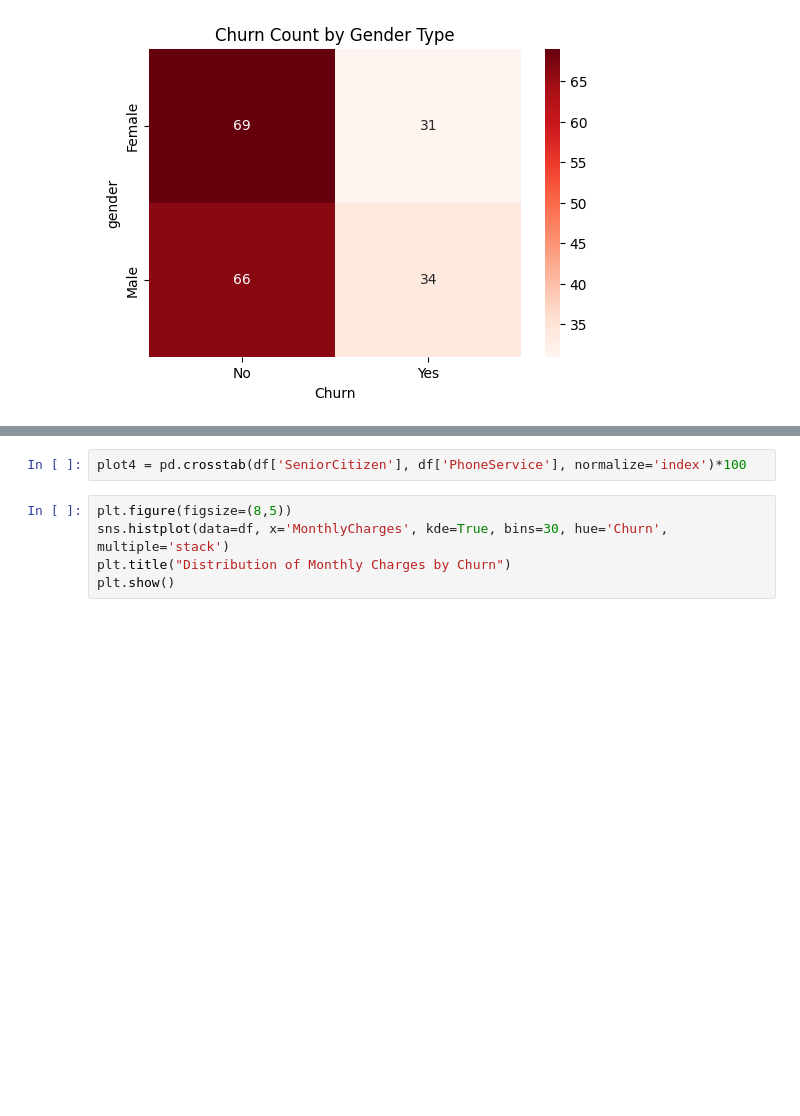
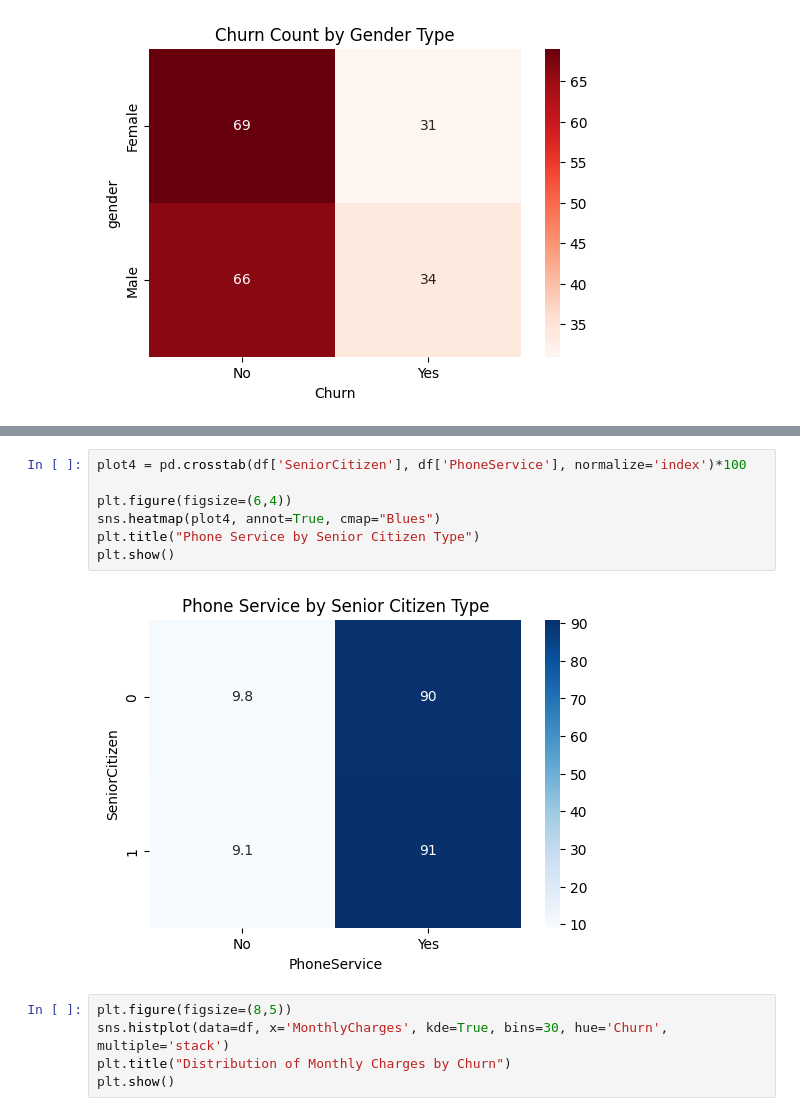
Before and after one commit to AyushmanRaha/Customer-Churn-Prediction, a Jupyter notebook: Churn_Prediction_Project_EDA.ipynb, the cells around one changed output, grey strips where cells are left out. Cells and saved outputs as stored; diff of their text form; blank space fills up the shorter version.

```diff
--- a/Churn_Prediction_Project_EDA.ipynb
+++ b/Churn_Prediction_Project_EDA.ipynb
@@ -1313,5 +1327,12 @@ plot3 = pd.crosstab(df['gender'], df['PhoneService'], normalize='index')*100
 # %%
 plot4 = pd.crosstab(df['SeniorCitizen'], df['PhoneService'], normalize='index')*100
+
+plt.figure(figsize=(6,4))
+sns.heatmap(plot4, annot=True, cmap="Blues")
+plt.title("Phone Service by Senior Citizen Type")
+plt.show()
+# %% [output]
+[figure, added]
 # %%
 plt.figure(figsize=(8,5))
 sns.histplot(data=df, x='MonthlyCharges', kde=True, bins=30, hue='Churn', multiple='stack')
```
Also changed, not shown: parts of 2 cells of this notebook.
